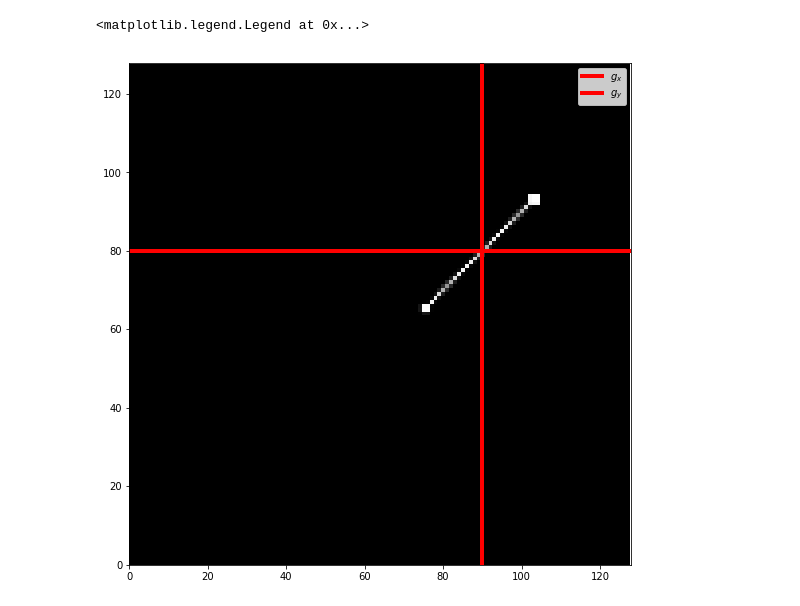
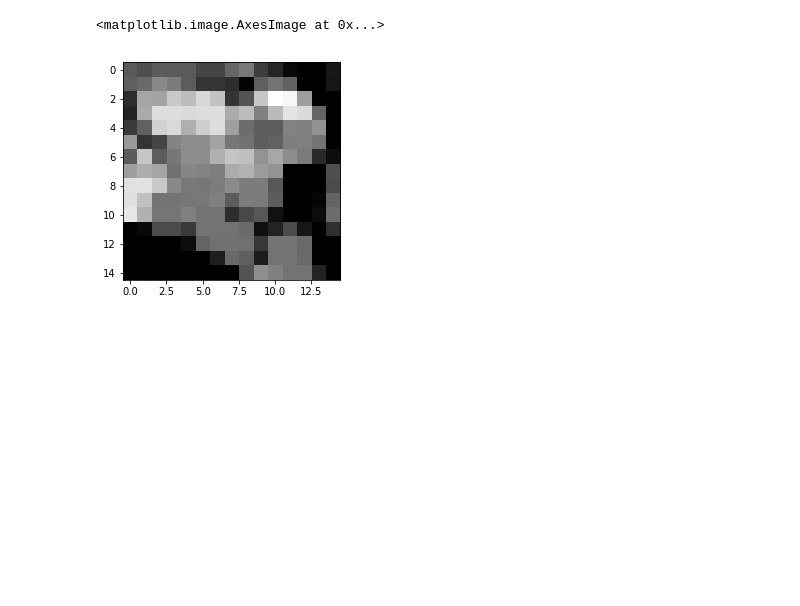
Before and after one commit to ATTPC/VAE-event-classification, a Jupyter notebook: notebooks/exploring_hyperparams.ipynb, the cells around one changed output. Saved outputs shown, nothing was run; the diff lists cells and outputs as text; code cells hidden in the pictures; blank space fills up the shorter version.

```diff
--- a/notebooks/exploring_hyperparams.ipynb
+++ b/notebooks/exploring_hyperparams.ipynb
@@ -107,16 +176,6 @@ Mfy[Mfy<0.5] = 0
-# %%
-test = np.einsum("inh, inw-> ihw", Fy, Fx)
-
-fig, ax = plt.subplots(figsize=(9, 10))
-ax.set_xlim((0, 128))
-ax.set_ylim((0, 128))
-
-ax.imshow(test.reshape((128, 128)), cmap="Greys_r")
-
-ax.plot([gx, gx], [0, 128], "r", label=r"$g_x$", linewidth = 4)
-ax.plot([0, 128], [gy, gy], "r", label=r"$g_y$", linewidth = 4)
-
-plt.legend()
-# %% [output]
-<matplotlib.legend.Legend at 0x...>
-[figure, removed]
+# %%
+view = (60, 80)
+plt.imshow(selected[0, 55:70, 75:90].reshape((15, 15)), cmap="Greys_r")
+# %% [output]
+<matplotlib.image.AxesImage at 0x...>
+[figure, added]
```
Also changed, not shown: parts of 12 cells of this notebook, 23 other files.
